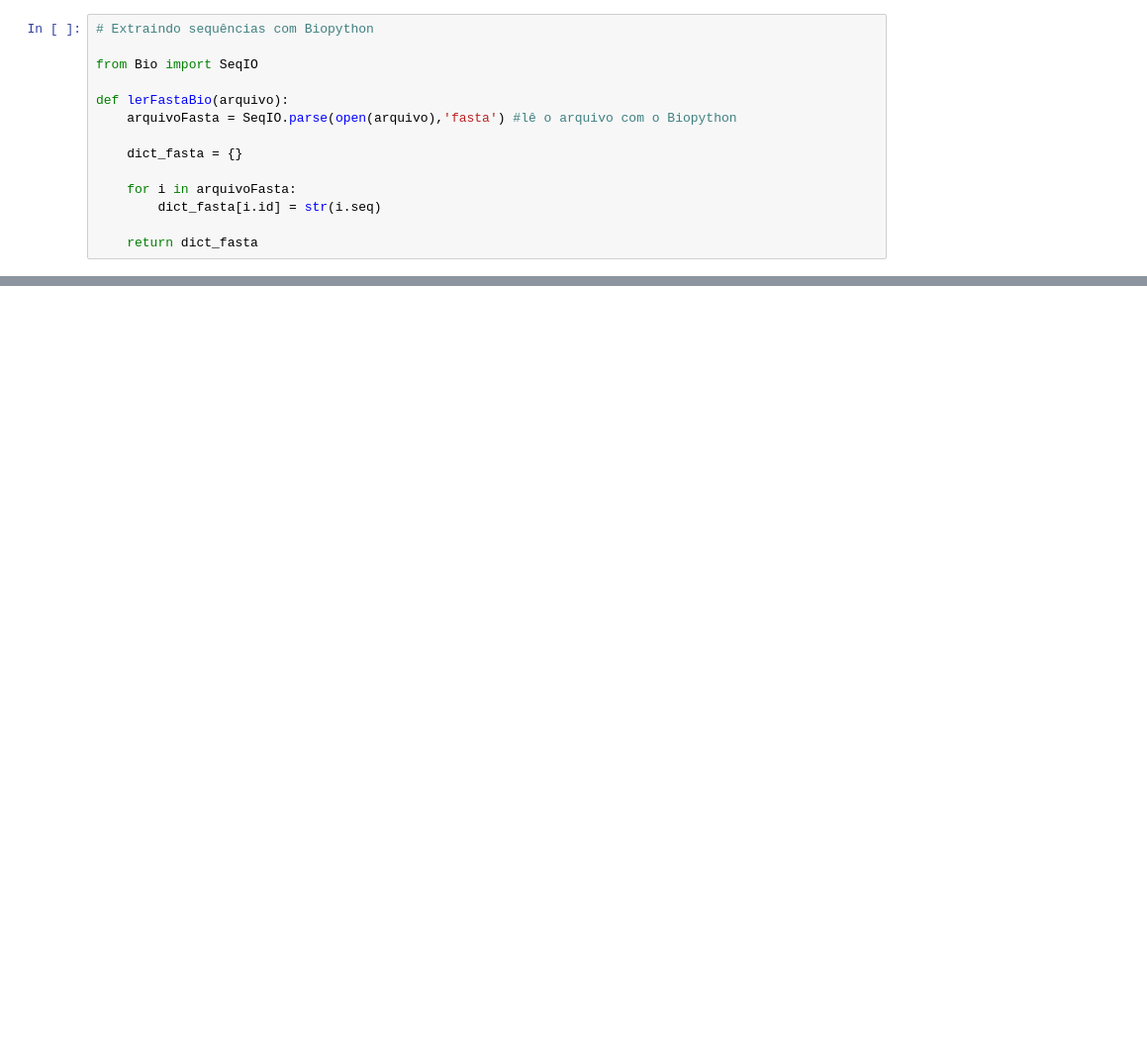
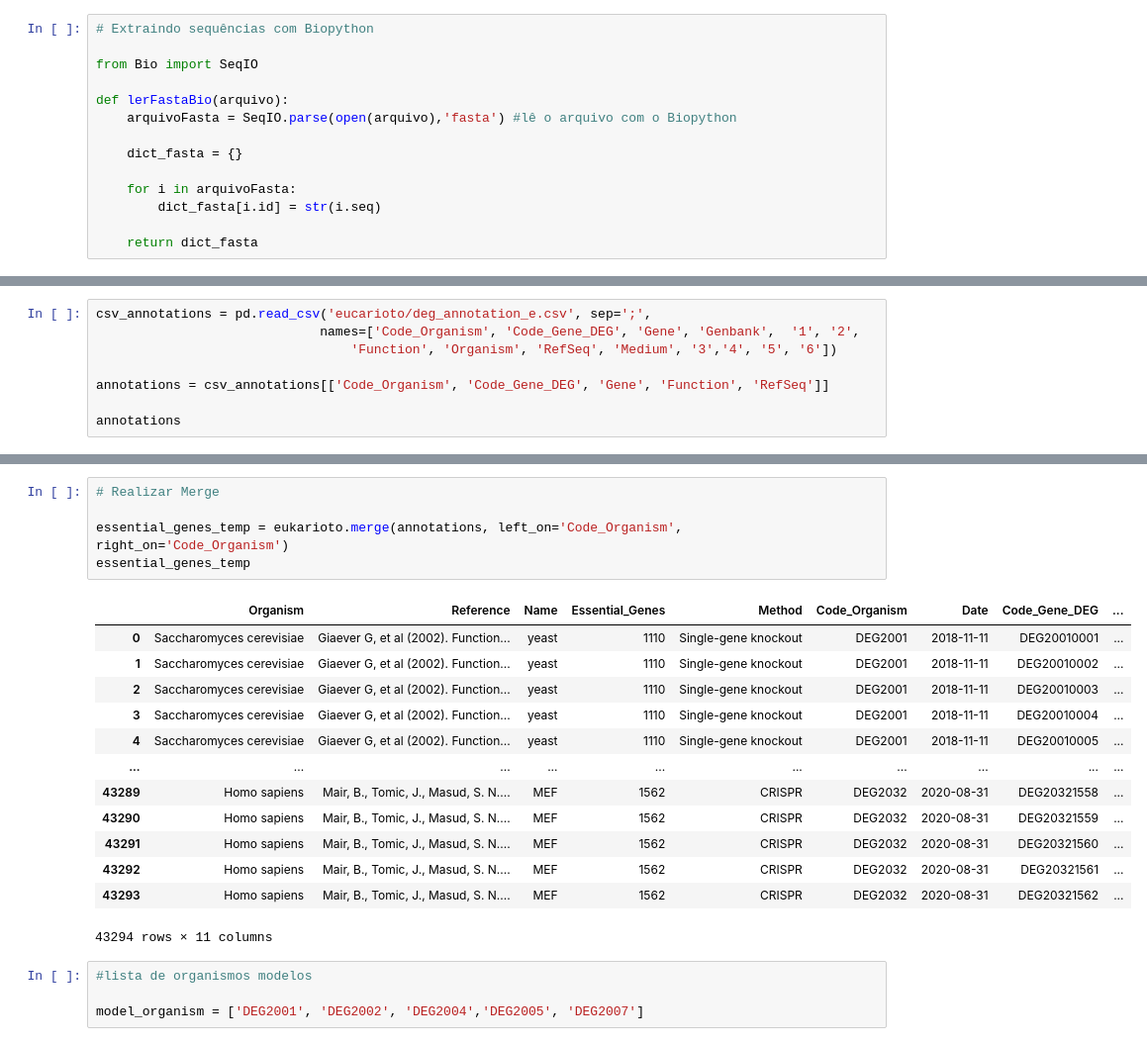
Before and after one commit to JessicaIta/deg-data-essentiality, a Jupyter notebook: deg-data-essentiality.ipynb, the cells around one changed output, grey strips where cells are left out. Shown at 99% size. Drawn from its saved outputs; the diff is of its cells as text; blank space fills up the shorter version.

```diff
--- a/deg-data-essentiality.ipynb
+++ b/deg-data-essentiality.ipynb
@@ -285,0 +104,8 @@ MG_RS00005
+# %%
+csv_annotations = pd.read_csv('eucarioto/deg_annotation_e.csv', sep=';',
+                             names=['Code_Organism', 'Code_Gene_DEG', 'Gene', 'Genbank',  '1', '2',
+                                 'Function', 'Organism', 'RefSeq', 'Medium', '3','4', '5', '6'])
+
+annotations = csv_annotations[['Code_Organism', 'Code_Gene_DEG', 'Gene', 'Function', 'RefSeq']]
+
+annotations
@@ -285,0 +126,23 @@ MG_RS00005
+# %%
+# Realizar Merge
+
+essential_genes_temp = eukarioto.merge(annotations, left_on='Code_Organism', right_on='Code_Organism')
+essential_genes_temp
+# %% [output]
+|  | Organism | Reference | Name | Essential_Genes | Method | Code_Organism | Date | Code_Gene_DEG | ... |
+| 0 | Saccharomyces cerevisiae | Giaever G, et al (2002). Function... | yeast | 1110 | Single-gene knockout | DEG2001 | 2018-11-11 | DEG20010001 | ... |
+| 1 | Saccharomyces cerevisiae | Giaever G, et al (2002). Function... | yeast | 1110 | Single-gene knockout | DEG2001 | 2018-11-11 | DEG20010002 | ... |
+| 2 | Saccharomyces cerevisiae | Giaever G, et al (2002). Function... | yeast | 1110 | Single-gene knockout | DEG2001 | 2018-11-11 | DEG20010003 | ... |
+| 3 | Saccharomyces cerevisiae | Giaever G, et al (2002). Function... | yeast | 1110 | Single-gene knockout | DEG2001 | 2018-11-11 | DEG20010004 | ... |
+| 4 | Saccharomyces cerevisiae | Giaever G, et al (2002). Function... | yeast | 1110 | Single-gene knockout | DEG2001 | 2018-11-11 | DEG20010005 | ... |
+| ... | ... | ... | ... | ... | ... | ... | ... | ... | ... |
+| 43289 | Homo sapiens | Mair, B., Tomic, J., Masud, S. N.... | MEF | 1562 | CRISPR | DEG2032 | 2020-08-31 | DEG20321558 | ... |
+| 43290 | Homo sapiens | Mair, B., Tomic, J., Masud, S. N.... | MEF | 1562 | CRISPR | DEG2032 | 2020-08-31 | DEG20321559 | ... |
+| 43291 | Homo sapiens | Mair, B., Tomic, J., Masud, S. N.... | MEF | 1562 | CRISPR | DEG2032 | 2020-08-31 | DEG20321560 | ... |
+| 43292 | Homo sapiens | Mair, B., Tomic, J., Masud, S. N.... | MEF | 1562 | CRISPR | DEG2032 | 2020-08-31 | DEG20321561 | ... |
+| 43293 | Homo sapiens | Mair, B., Tomic, J., Masud, S. N.... | MEF | 1562 | CRISPR | DEG2032 | 2020-08-31 | DEG20321562 | ... |
+43294 rows × 11 columns
+# %%
+#lista de organismos modelos
+
+model_organism = ['DEG2001', 'DEG2002', 'DEG2004','DEG2005', 'DEG2007']
```
Also changed, not shown: parts of 40 cells of this notebook, 1 other file.
